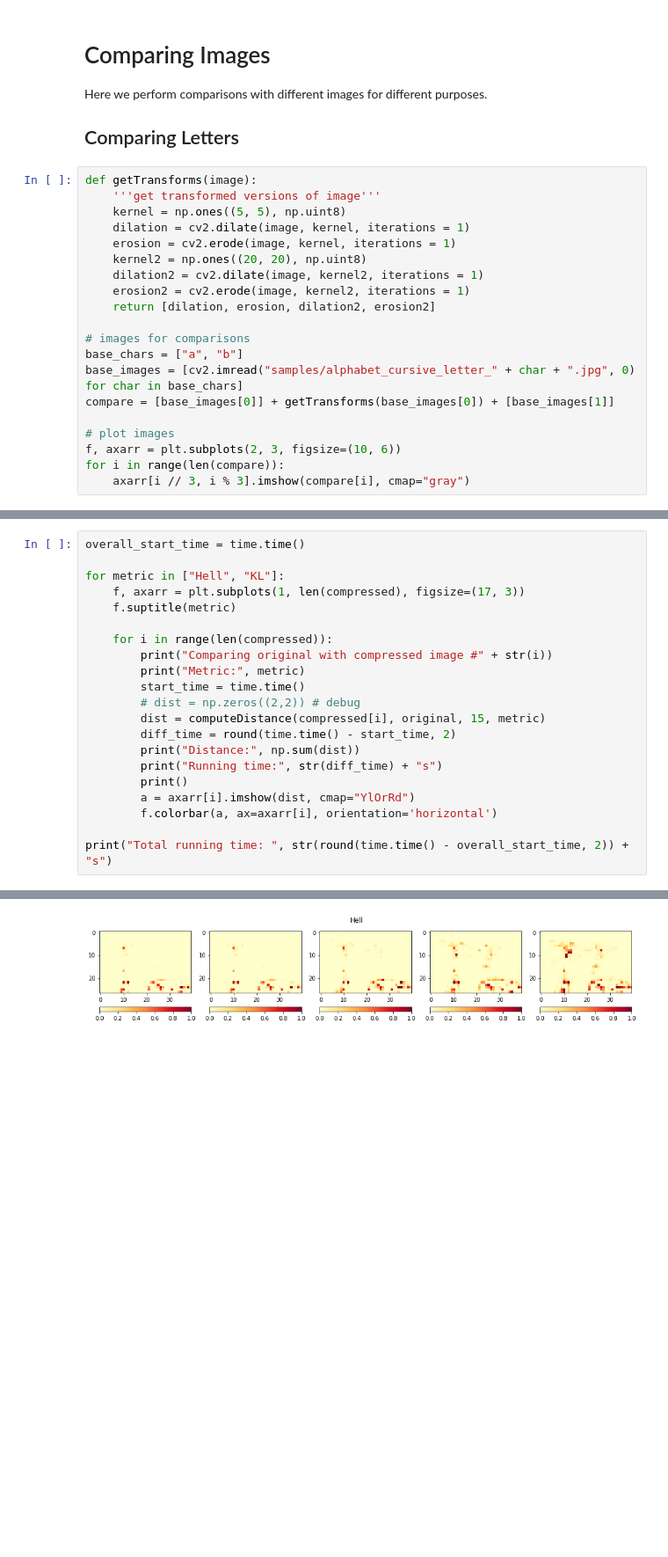
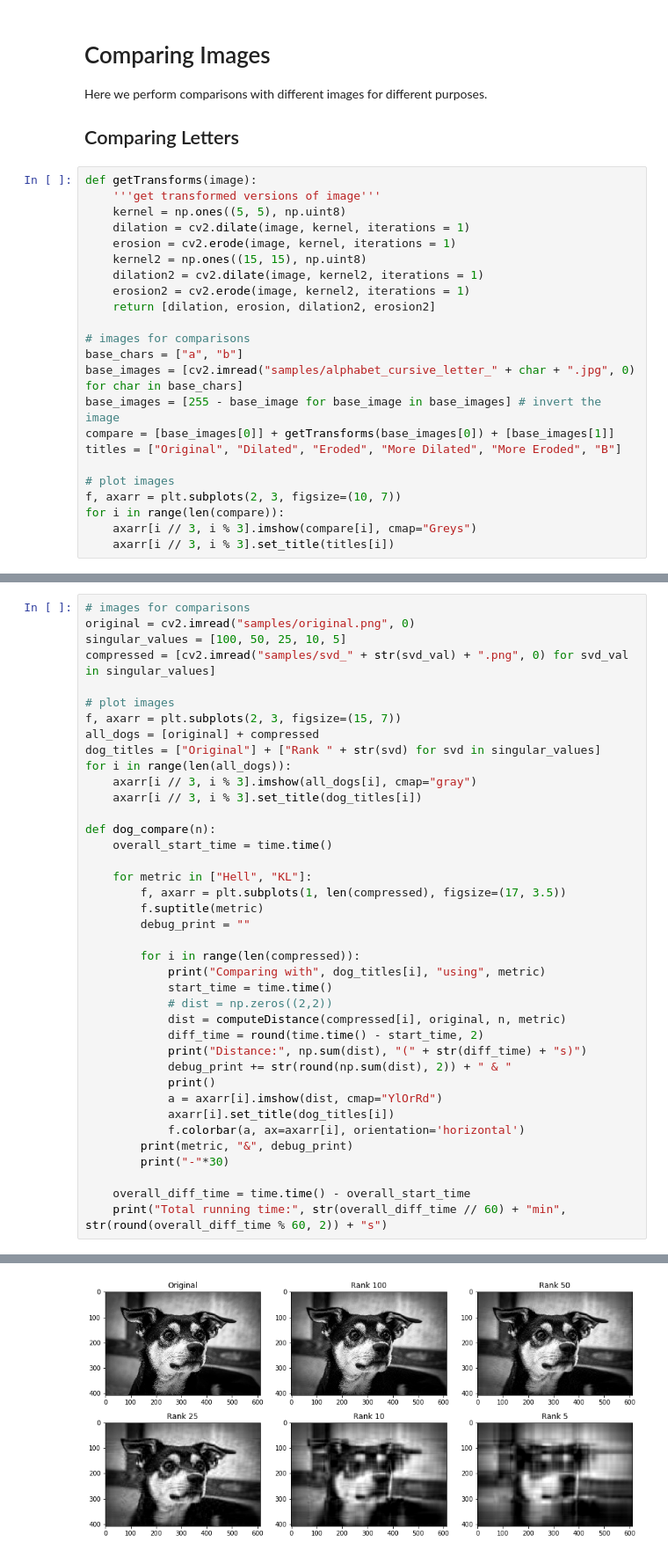
Before and after one commit to POkoroafor/matrixbubbling, a Jupyter notebook: final.ipynb, the cells around one changed output, grey strips where cells are left out. Shown: that part at 88% size. Cells and saved outputs as stored; diff of their text form; blank space fills up the shorter version.

```diff
--- a/final.ipynb
+++ b/final.ipynb
@@ -183,7 +175,7 @@ def getTransforms(image):
     kernel = np.ones((5, 5), np.uint8)
     dilation = cv2.dilate(image, kernel, iterations = 1)
     erosion = cv2.erode(image, kernel, iterations = 1)
-    kernel2 = np.ones((20, 20), np.uint8)
+    kernel2 = np.ones((15, 15), np.uint8)
     dilation2 = cv2.dilate(image, kernel2, iterations = 1)
     erosion2 = cv2.erode(image, kernel2, iterations = 1)
     return [dilation, erosion, dilation2, erosion2]
@@ -191,10 +183,13 @@ def getTransforms(image):
 # images for comparisons
 base_chars = ["a", "b"]
 base_images = [cv2.imread("samples/alphabet_cursive_letter_" + char + ".jpg", 0) for char in base_chars]
+base_images = [255 - base_image for base_image in base_images] # invert the image
 compare = [base_images[0]] + getTransforms(base_images[0]) + [base_images[1]]
+titles = ["Original", "Dilated", "Eroded", "More Dilated", "More Eroded", "B"]
 
 # plot images
-f, axarr = plt.subplots(2, 3, figsize=(10, 6))
+f, axarr = plt.subplots(2, 3, figsize=(10, 7))
 for i in range(len(compare)):
-    axarr[i // 3, i % 3].imshow(compare[i], cmap="gray")
+    axarr[i // 3, i % 3].imshow(compare[i], cmap="Greys")
+    axarr[i // 3, i % 3].set_title(titles[i])
 # %% [output]
@@ -268,22 +248,40 @@ axarr[1, 2].imshow(compressed[4], cmap="gray")
 # %%
-overall_start_time = time.time()
+# images for comparisons
+original = cv2.imread("samples/original.png", 0)
+singular_values = [100, 50, 25, 10, 5]
+compressed = [cv2.imread("samples/svd_" + str(svd_val) + ".png", 0) for svd_val in singular_values]
 
-for metric in ["Hell", "KL"]:
-    f, axarr = plt.subplots(1, len(compressed), figsize=(17, 3))
-    f.suptitle(metric)
+# plot images
+f, axarr = plt.subplots(2, 3, figsize=(15, 7))
+all_dogs = [original] + compressed
+dog_titles = ["Original"] + ["Rank " + str(svd) for svd in singular_values]
+for i in range(len(all_dogs)):
+    axarr[i // 3, i % 3].imshow(all_dogs[i], cmap="gray")
+    axarr[i // 3, i % 3].set_title(dog_titles[i])
 
-    for i in range(len(compressed)):
-        print("Comparing original with compressed image #" + str(i))
-        print("Metric:", metric)
-        start_time = time.time()
-        # dist = np.zeros((2,2)) # debug
-        dist = computeDistance(compressed[i], original, 15, metric)
-        diff_time = round(time.time() - start_time, 2)
-        print("Distance:", np.sum(dist))
-        print("Running time:", str(diff_time) + "s")
-        print()
-        a = axarr[i].imshow(dist, cmap="YlOrRd")
-        f.colorbar(a, ax=axarr[i], orientation='horizontal')
+def dog_compare(n):
+    overall_start_time = time.time()
 
-print("Total running time: ", str(round(time.time() - overall_start_time, 2)) + "s")
+    for metric in ["Hell", "KL"]:
+        f, axarr = plt.subplots(1, len(compressed), figsize=(17, 3.5))
+        f.suptitle(metric)
+        debug_print = ""
+
+        for i in range(len(compressed)):
+            print("Comparing with", dog_titles[i], "using", metric)
+            start_time = time.time()
+            # dist = np.zeros((2,2))
+            dist = computeDistance(compressed[i], original, n, metric)
+            diff_time = round(time.time() - start_time, 2)
+            print("Distance:", np.sum(dist), "(" + str(diff_time) + "s)")
+            debug_print += str(round(np.sum(dist), 2)) + " & "
+            print()
+            a = axarr[i].imshow(dist, cmap="YlOrRd")
+            axarr[i].set_title(dog_titles[i])
+            f.colorbar(a, ax=axarr[i], orientation='horizontal')
+        print(metric, "&", debug_print)
+        print("-"*30)
+
+    overall_diff_time = time.time() - overall_start_time
+    print("Total running time:", str(overall_diff_time // 60) + "min", str(round(overall_diff_time % 60, 2)) + "s")
 # %% [output]
@@ -309 +288 @@ Total running time:  106.79s
-[figure, old version]
+[figure, new version]
```
Also changed, not shown: parts of 13 cells of this notebook.
